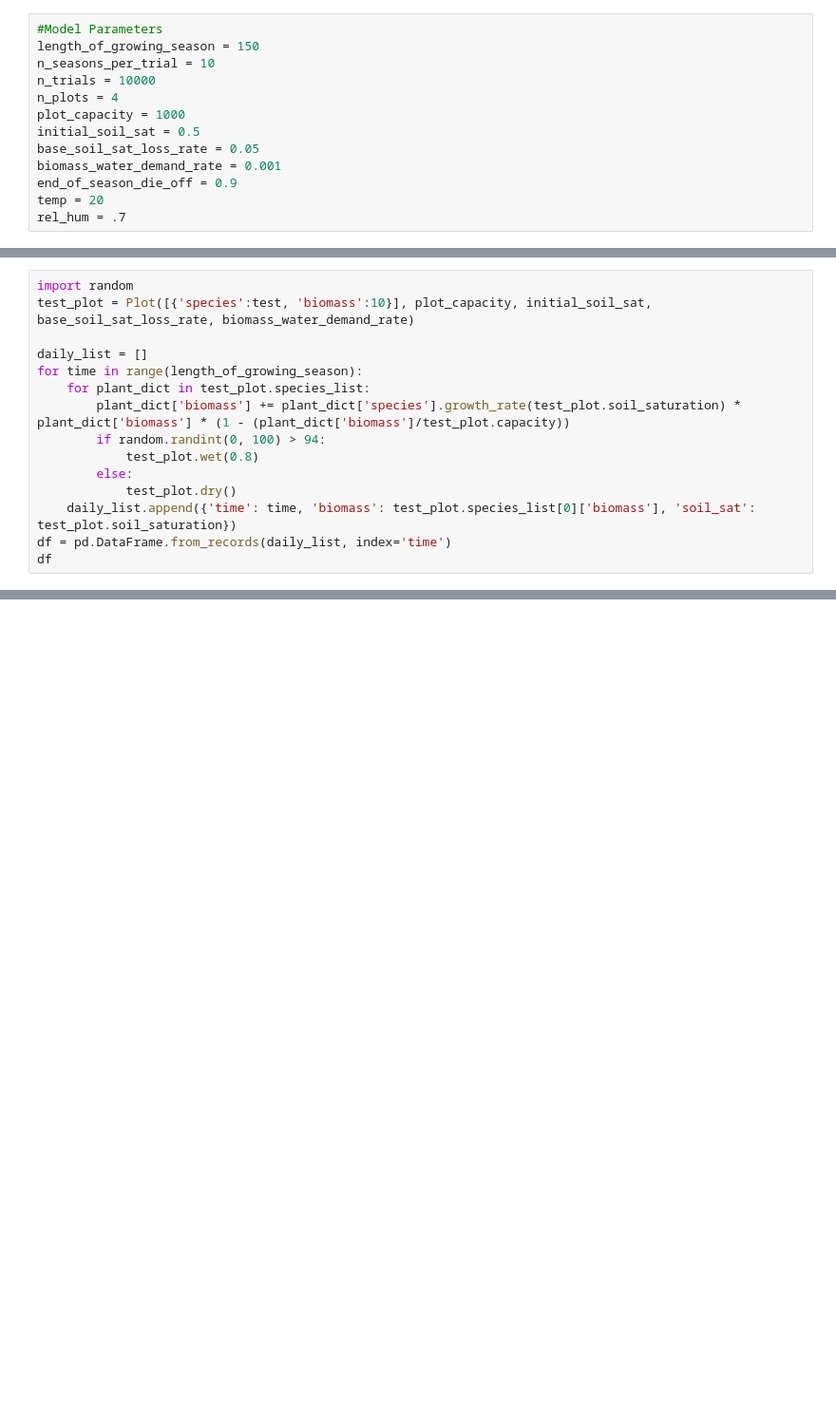
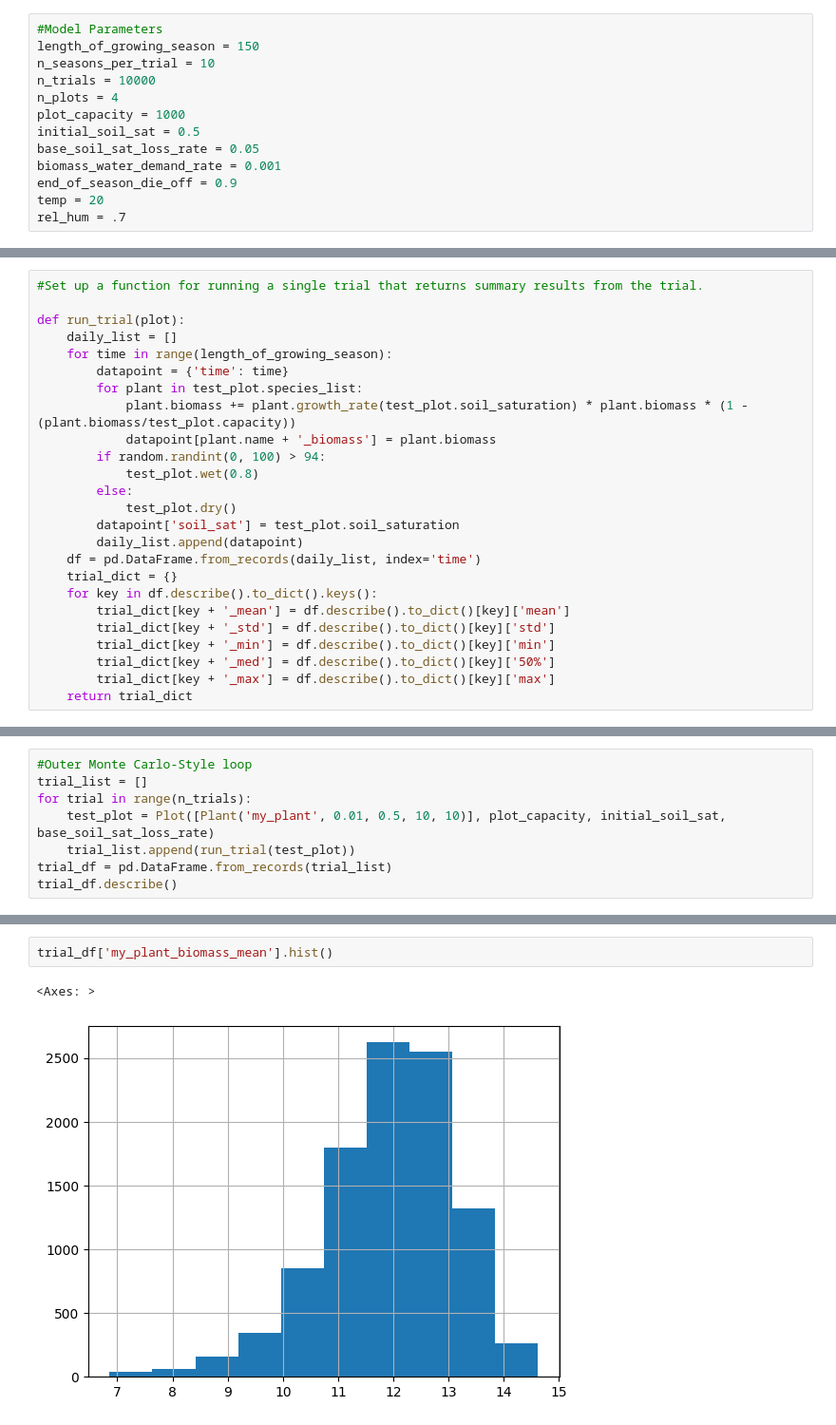
Before and after one commit to dualmodality/math430_team_project, a Jupyter notebook: CSJ.ipynb, the cells around one changed output, grey strips where cells are left out. Shown: that part at 95% size. Cells and saved outputs as stored; diff of their text form; blank space fills up the shorter version.

Commit message:
Refactored a bit, added the set-up/loop template for doing Monte Carlo trials

```diff
--- a/CSJ.ipynb
+++ b/CSJ.ipynb
@@ -56,15 +69,25 @@ class Plot:
 # %%
-import random
-test_plot = Plot([{'species':test, 'biomass':10}], plot_capacity, initial_soil_sat, base_soil_sat_loss_rate, biomass_water_demand_rate)
+#Set up a function for running a single trial that returns summary results from the trial.
 
-daily_list = []
-for time in range(length_of_growing_season):
-    for plant_dict in test_plot.species_list:
-        plant_dict['biomass'] += plant_dict['species'].growth_rate(test_plot.soil_saturation) * plant_dict['biomass'] * (1 - (plant_dict['biomass']/test_plot.capacity))
+def run_trial(plot):
+    daily_list = []
+    for time in range(length_of_growing_season):
+        datapoint = {'time': time}
+        for plant in test_plot.species_list:
+            plant.biomass += plant.growth_rate(test_plot.soil_saturation) * plant.biomass * (1 - (plant.biomass/test_plot.capacity))
+            datapoint[plant.name + '_biomass'] = plant.biomass
         if random.randint(0, 100) > 94:
             test_plot.wet(0.8)
         else:
             test_plot.dry()
-    daily_list.append({'time': time, 'biomass': test_plot.species_list[0]['biomass'], 'soil_sat': test_plot.soil_saturation})
-df = pd.DataFrame.from_records(daily_list, index='time')
-df
+        datapoint['soil_sat'] = test_plot.soil_saturation
+        daily_list.append(datapoint)
+    df = pd.DataFrame.from_records(daily_list, index='time')
+    trial_dict = {}
+    for key in df.describe().to_dict().keys():
+        trial_dict[key + '_mean'] = df.describe().to_dict()[key]['mean']
+        trial_dict[key + '_std'] = df.describe().to_dict()[key]['std']
+        trial_dict[key + '_min'] = df.describe().to_dict()[key]['min']
+        trial_dict[key + '_med'] = df.describe().to_dict()[key]['50%']
+        trial_dict[key + '_max'] = df.describe().to_dict()[key]['max']
+    return trial_dict
@@ -97,0 +94,8 @@ df.describe()
+# %%
+#Outer Monte Carlo-Style loop
+trial_list = []
+for trial in range(n_trials):
+    test_plot = Plot([Plant('my_plant', 0.01, 0.5, 10, 10)], plot_capacity, initial_soil_sat, base_soil_sat_loss_rate)
+    trial_list.append(run_trial(test_plot))
+trial_df = pd.DataFrame.from_records(trial_list)
+trial_df.describe()
@@ -98 +112,6 @@ df.describe()
+# %%
+trial_df['my_plant_biomass_mean'].hist()
+# %% [output]
+<Axes: >
+[figure, added]
 # %%
```
Also changed, not shown: parts of 9 cells of this notebook.
